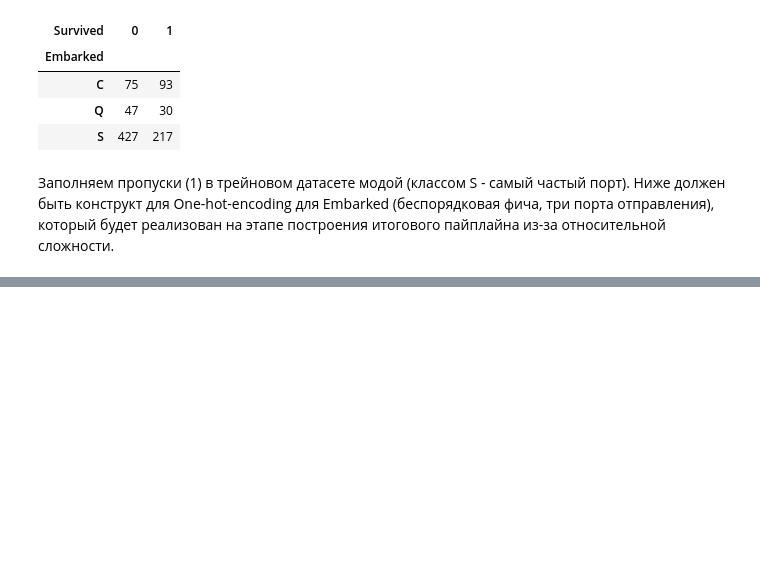
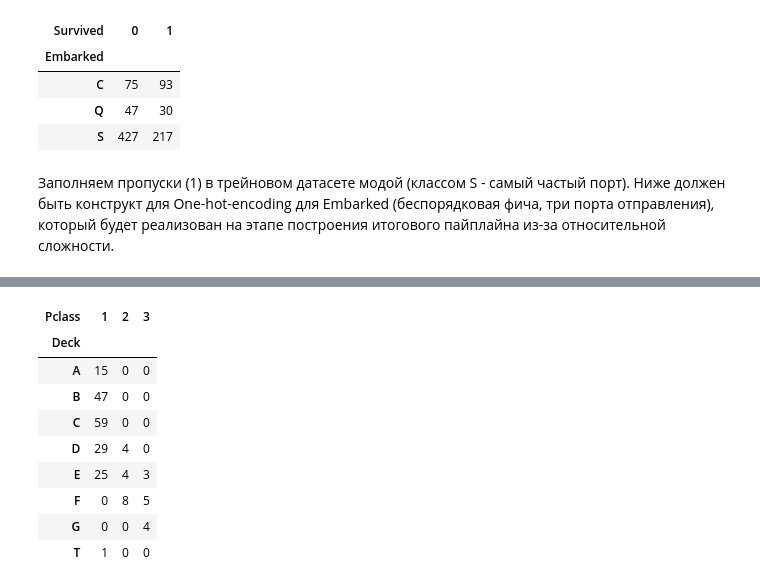
Before and after one commit to fyodor077/Kaggle-Titanic-Disaster, a Jupyter notebook: draft.ipynb, the cells around one changed output, grey strips where cells are left out. Drawn from its saved outputs; the diff is of its cells as text; code cells hidden in the pictures; blank space fills up the shorter version.

```diff
--- a/draft.ipynb
+++ b/draft.ipynb
@@ -261,0 +270,3 @@ train['Embarked'] = train['Embarked'].fillna(train['Embarked'].mode()[0])
+# %%
+train['Deck'] = train['Cabin'].str.extract(r'^([A-Za-z])', expand=False)
+print(train['Deck'].value_counts(dropna=False))
@@ -261,0 +285,13 @@ train['Embarked'] = train['Embarked'].fillna(train['Embarked'].mode()[0])
+# %%
+pd.crosstab(train['Deck'],train['Pclass']).style.background_gradient(cmap='summer_r')
+# %% [output]
+| Pclass | 1 | 2 | 3 |
+| Deck |  |  |  |
+| A | 15 | 0 | 0 |
+| B | 47 | 0 | 0 |
+| C | 59 | 0 | 0 |
+| D | 29 | 4 | 0 |
+| E | 25 | 4 | 3 |
+| F | 0 | 8 | 5 |
+| G | 0 | 0 | 4 |
+| T | 1 | 0 | 0 |
```
Also changed, not shown: parts of 6 cells of this notebook.
